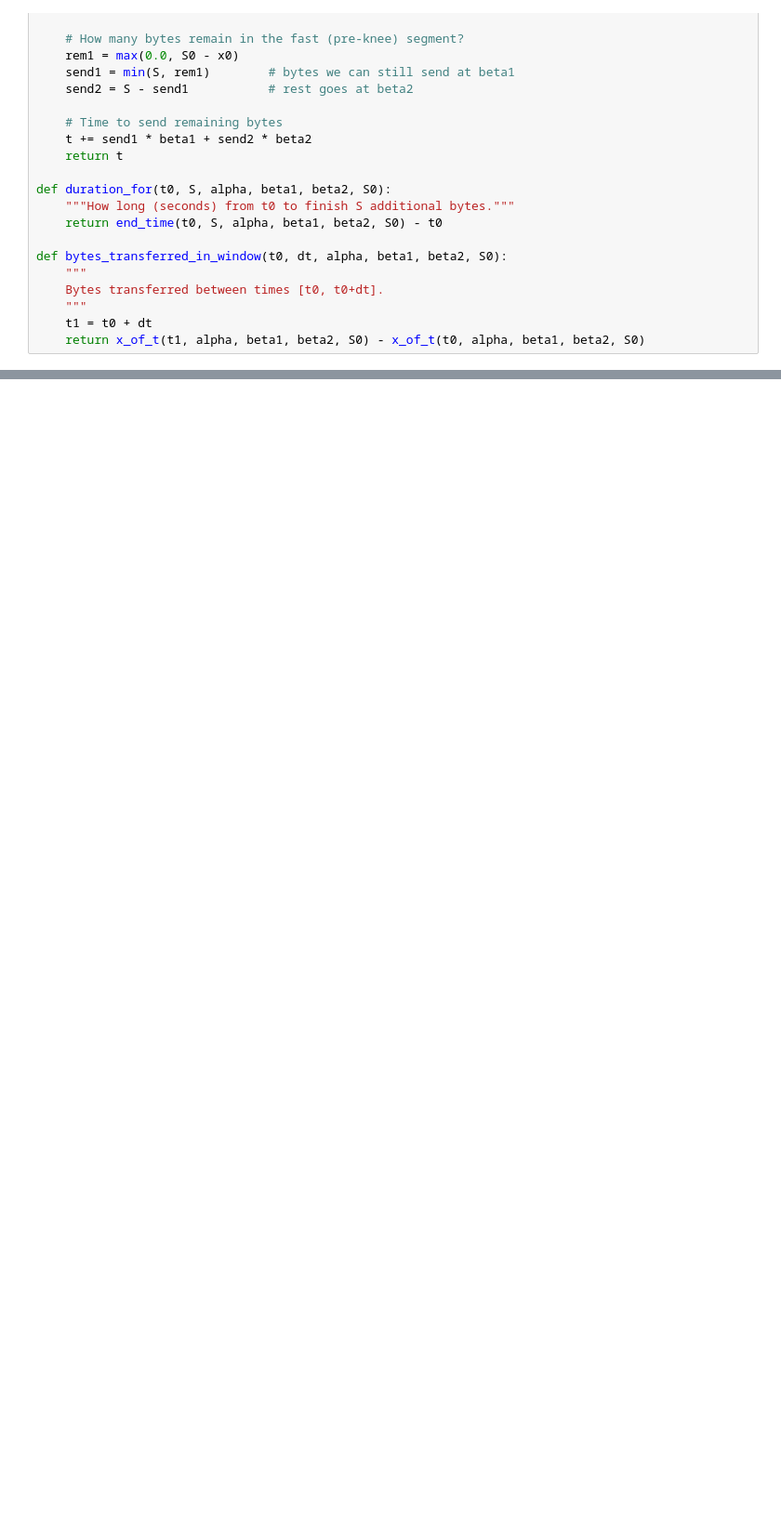
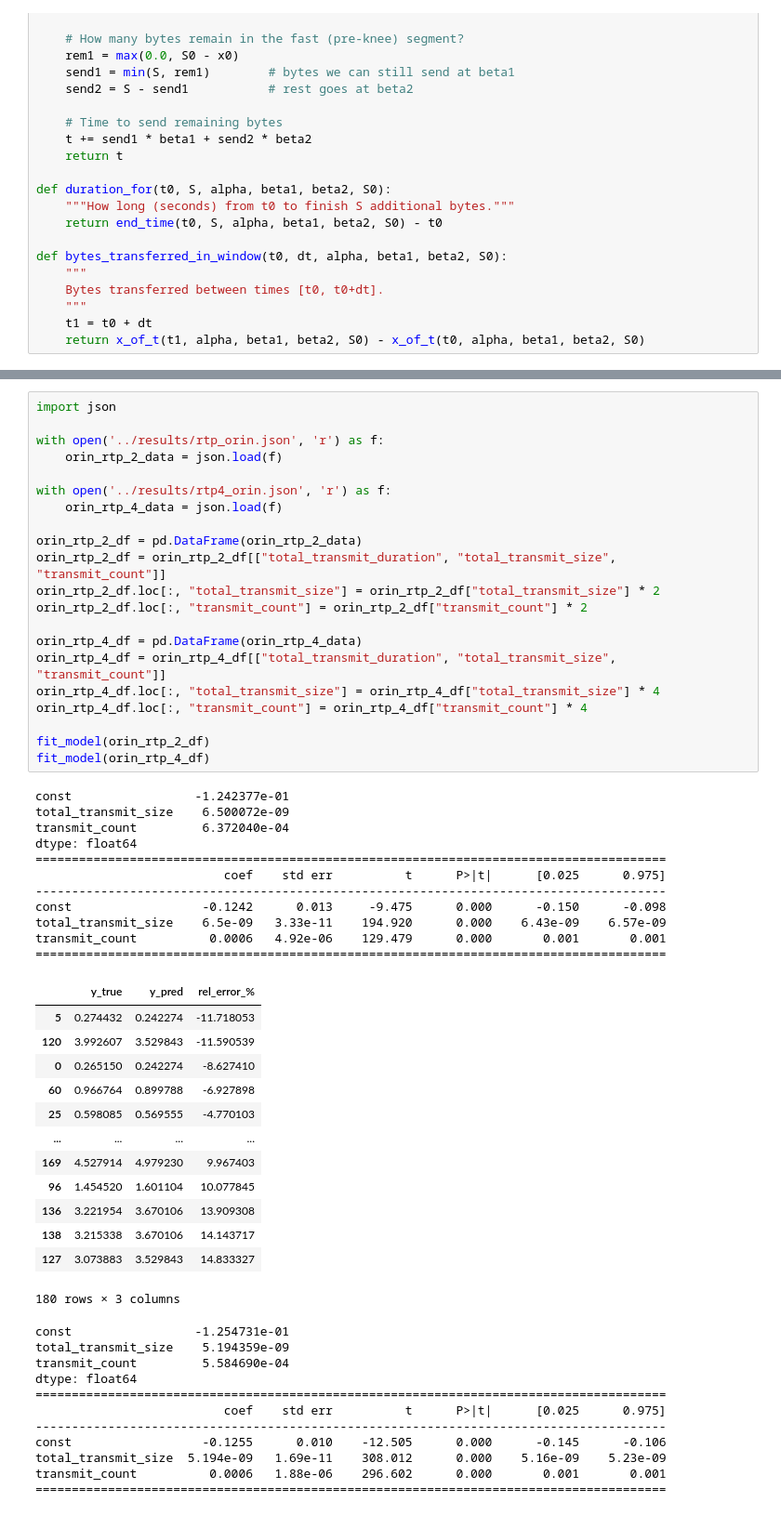
Before and after one commit to Dogacel/Uniference, a Jupyter notebook: notebooks/network_viz.ipynb, the cells around one changed output, grey strips where cells are left out. Shown at 93% size. Saved outputs shown, nothing was run; the diff lists cells and outputs as text; blank space fills up the shorter version.

```diff
--- a/notebooks/network_viz.ipynb
+++ b/notebooks/network_viz.ipynb
@@ -663,0 +826,57 @@ fig.show()
+# %%
+import json
+
+with open('../results/rtp_orin.json', 'r') as f:
+    orin_rtp_2_data = json.load(f)
+
+with open('../results/rtp4_orin.json', 'r') as f:
+    orin_rtp_4_data = json.load(f)
+
+orin_rtp_2_df = pd.DataFrame(orin_rtp_2_data)
+orin_rtp_2_df = orin_rtp_2_df[["total_transmit_duration", "total_transmit_size", "transmit_count"]]
+orin_rtp_2_df.loc[:, "total_transmit_size"] = orin_rtp_2_df["total_transmit_size"] * 2
+orin_rtp_2_df.loc[:, "transmit_count"] = orin_rtp_2_df["transmit_count"] * 2
+
+orin_rtp_4_df = pd.DataFrame(orin_rtp_4_data)
+orin_rtp_4_df = orin_rtp_4_df[["total_transmit_duration", "total_transmit_size", "transmit_count"]]
+orin_rtp_4_df.loc[:, "total_transmit_size"] = orin_rtp_4_df["total_transmit_size"] * 4
+orin_rtp_4_df.loc[:, "transmit_count"] = orin_rtp_4_df["transmit_count"] * 4
+
+fit_model(orin_rtp_2_df)
+fit_model(orin_rtp_4_df)
+# %% [output]
+const                 -1.242377e-01
+total_transmit_size    6.500072e-09
+transmit_count         6.372040e-04
+dtype: float64
+=======================================================================================
+                          coef    std err          t      P>|t|      [0.025      0.975]
+---------------------------------------------------------------------------------------
+const                  -0.1242      0.013     -9.475      0.000      -0.150      -0.098
+total_transmit_size    6.5e-09   3.33e-11    194.920      0.000    6.43e-09    6.57e-09
+transmit_count          0.0006   4.92e-06    129.479      0.000       0.001       0.001
+=======================================================================================
+|  | y_true | y_pred | rel_error_% |
+| 5 | 0.274432 | 0.242274 | -11.718053 |
+| 120 | 3.992607 | 3.529843 | -11.590539 |
+| 0 | 0.265150 | 0.242274 | -8.627410 |
+| 60 | 0.966764 | 0.899788 | -6.927898 |
+| 25 | 0.598085 | 0.569555 | -4.770103 |
+| ... | ... | ... | ... |
+| 169 | 4.527914 | 4.979230 | 9.967403 |
+| 96 | 1.454520 | 1.601104 | 10.077845 |
+| 136 | 3.221954 | 3.670106 | 13.909308 |
+| 138 | 3.215338 | 3.670106 | 14.143717 |
+| 127 | 3.073883 | 3.529843 | 14.833327 |
+180 rows × 3 columns
+const                 -1.254731e-01
+total_transmit_size    5.194359e-09
+transmit_count         5.584690e-04
+dtype: float64
+=======================================================================================
+                          coef    std err          t      P>|t|      [0.025      0.975]
+---------------------------------------------------------------------------------------
+const                  -0.1255      0.010    -12.505      0.000      -0.145      -0.106
+total_transmit_size  5.194e-09   1.69e-11    308.012      0.000    5.16e-09    5.23e-09
+transmit_count          0.0006   1.88e-06    296.602      0.000       0.001       0.001
+=======================================================================================
```
Also changed, not shown: parts of 8 cells of this notebook, 2 other files.
